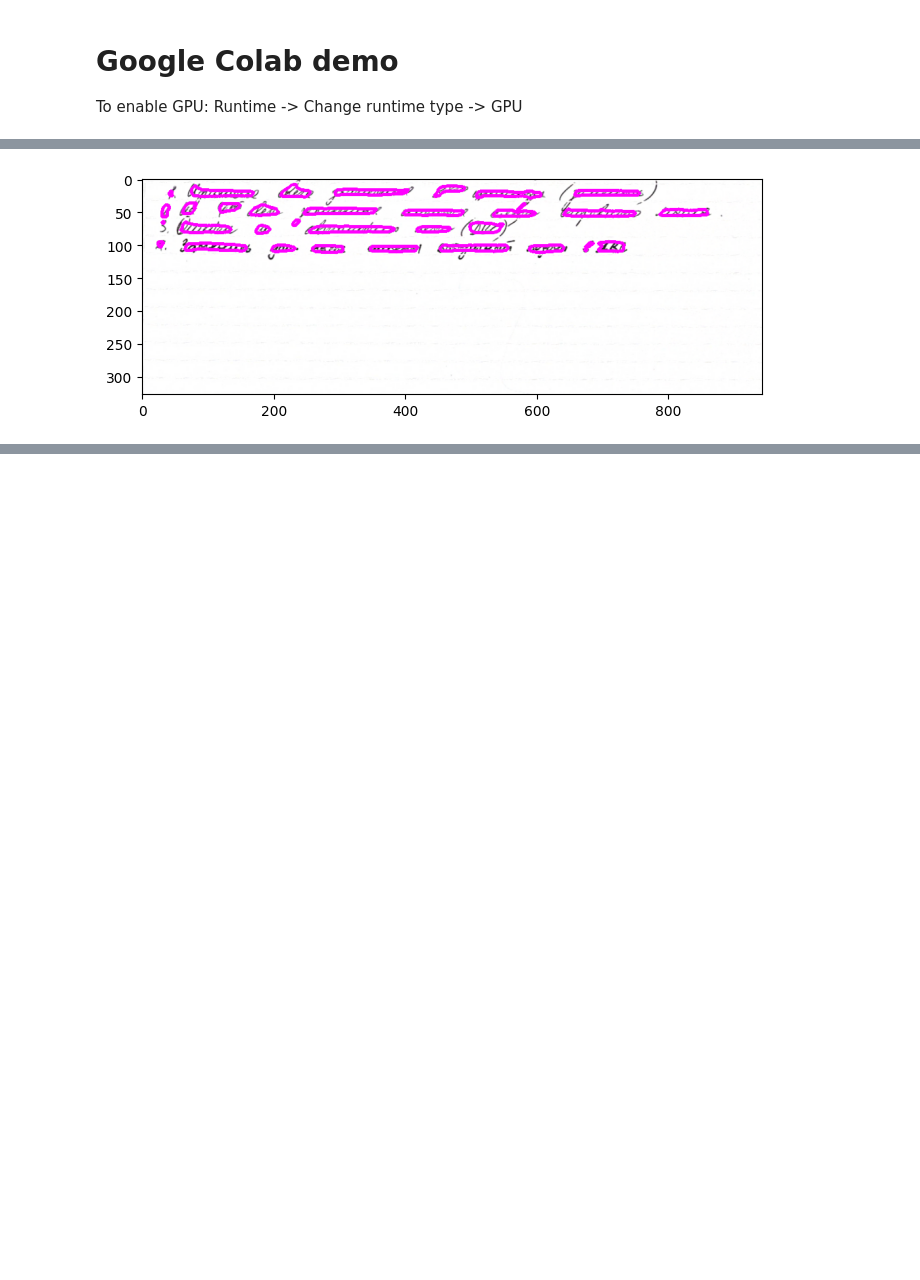
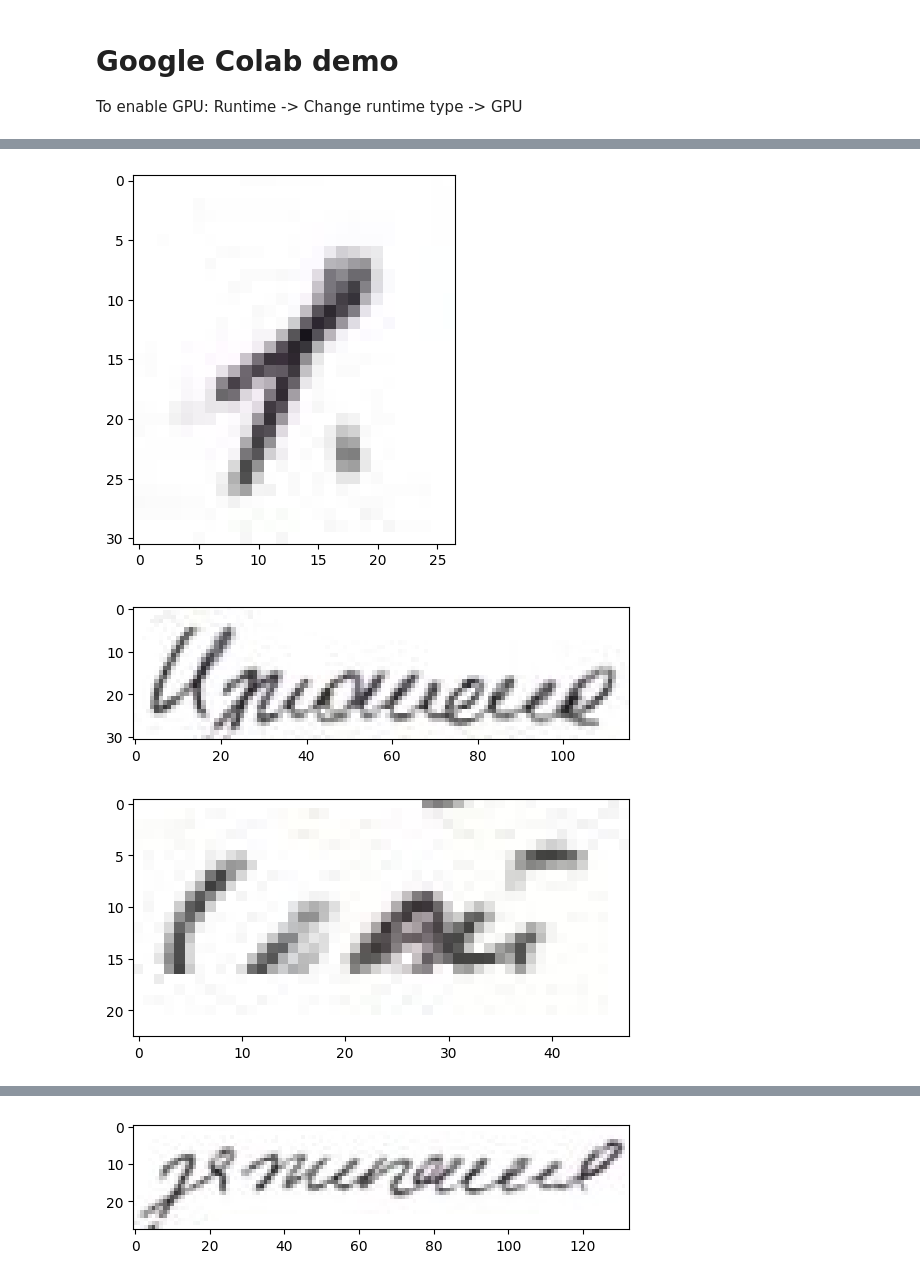
Before and after one commit to prcstak/service_text_recognition, a Jupyter notebook: notebooks/segmentation-model.ipynb, the cells around one changed output, grey strips where cells are left out. Drawn from its saved outputs; the diff is of its cells as text; code cells hidden in the pictures; blank space fills up the shorter version.

```diff
--- a/notebooks/segmentation-model.ipynb
+++ b/notebooks/segmentation-model.ipynb
@@ -92,15 +99,56 @@ pred_data = predictor([image])
+# %%
+def dilate_mask(mask, kernel_size=10):
+    kernel  = np.ones((kernel_size,kernel_size), np.uint8)
+    dilated = cv2.dilate(mask, kernel, iterations=1)
+    return dilated
+# %%
+def sort_contours(cnts, method="left-to-right"):
+	# initialize the reverse flag and sort index
+	reverse = False
+	i = 0
+	# handle if we need to sort in reverse
+	if method == "right-to-left" or method == "bottom-to-top":
+		reverse = True
+	# handle if we are sorting against the y-coordinate rather than
+	# the x-coordinate of the bounding box
+	if method == "top-to-bottom" or method == "bottom-to-top":
+		i = 1
+	# construct the list of bounding boxes and sort them from top to
+	# bottom
+	boundingBoxes = [cv2.boundingRect(c) for c in cnts]
+	(cnts, boundingBoxes) = zip(*sorted(zip(cnts, boundingBoxes),
+		key=lambda b:b[1][i], reverse=reverse))
+	# return the list of sorted contours and bounding boxes
+	return (cnts, boundingBoxes)
 # %%
 pred_img = pred_data[0]
 
 image = cv2.imread(IMG_PATH)
 image = cv2.cvtColor(image, cv2.COLOR_BGR2RGB)
+show = image.copy()
+cnts = []
 for prediction in pred_img['predictions']:
     if prediction['class_name'] == 'shrinked_text':
-      contour = prediction['polygon']
-      cv2.drawContours(image, np.array([contour]), -1, (255, 0, 255), 3)
+      cnts.append(np.array(prediction['polygon'][::-1]))
+contours = sort_contours(cnts)
+
+for contour in contours[0]:
+    mask = mask_from_contours(image.copy(), [contour])
+    expanded = dilate_mask(mask, 15)
+    expanded_contour = find_contours(expanded)
+    result = image.copy()
+    result = cv2.cvtColor(result, cv2.COLOR_BGR2BGRA)
+    result[:, :, 3] = expanded
+    x,y,w,h = cv2.boundingRect(expanded_contour[0])
+    ROI = result[y:y+h, x:x+w]
+    plt.imshow(ROI)
+    plt.show()
+    cv2.drawContours(show, expanded_contour, -1, (255, 0, 255), 1)
 
 plt.figure(figsize=(8, 8))
-plt.imshow(image)
+plt.imshow(show)
 plt.show()
 # %% [output]
-[figure, old version]
+[figure, new version]
+[figure, added]
+[figure, added]
@@ -106,0 +157 @@ plt.show()
+[figure, added]
```
Also changed, not shown: parts of 7 cells of this notebook.
